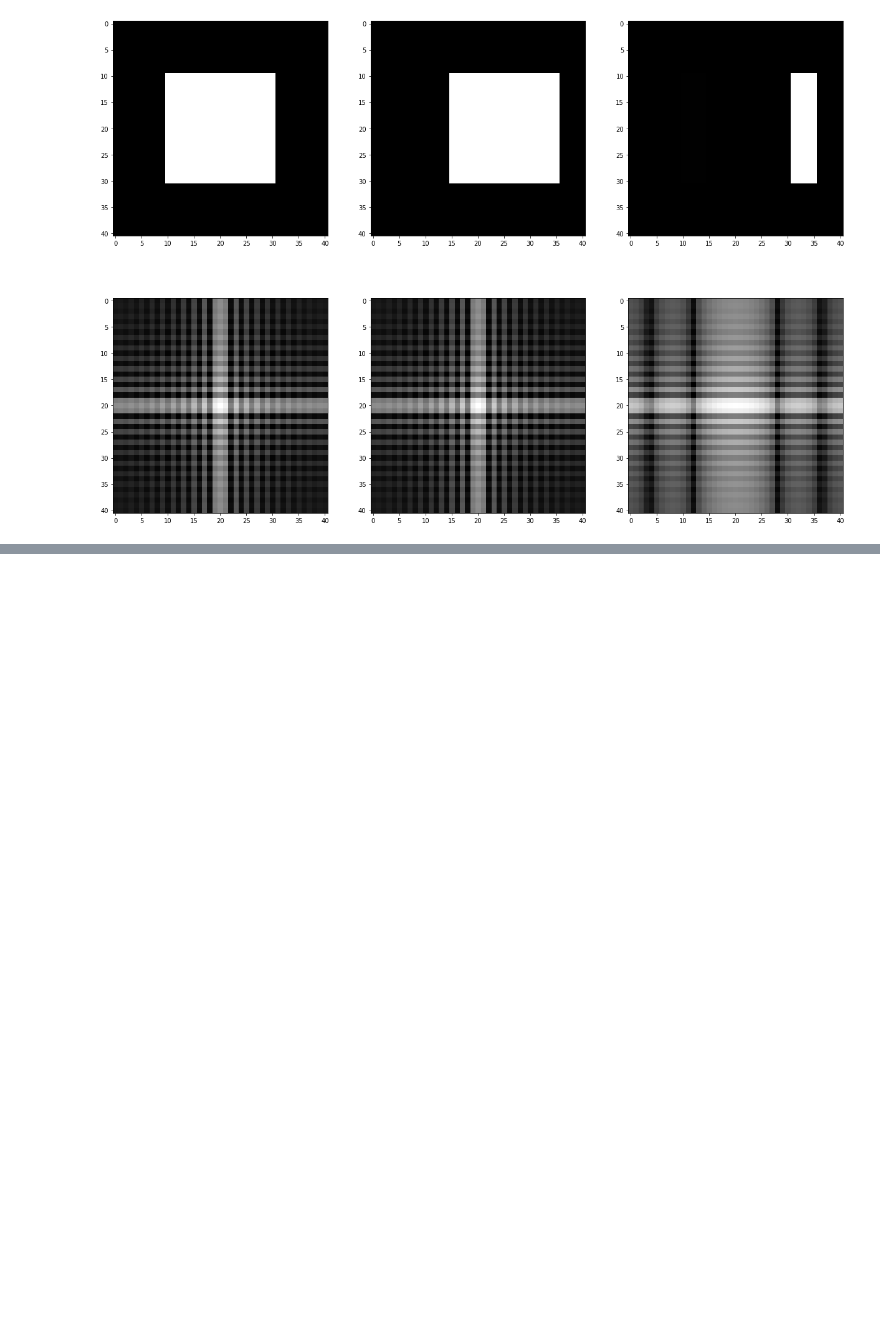
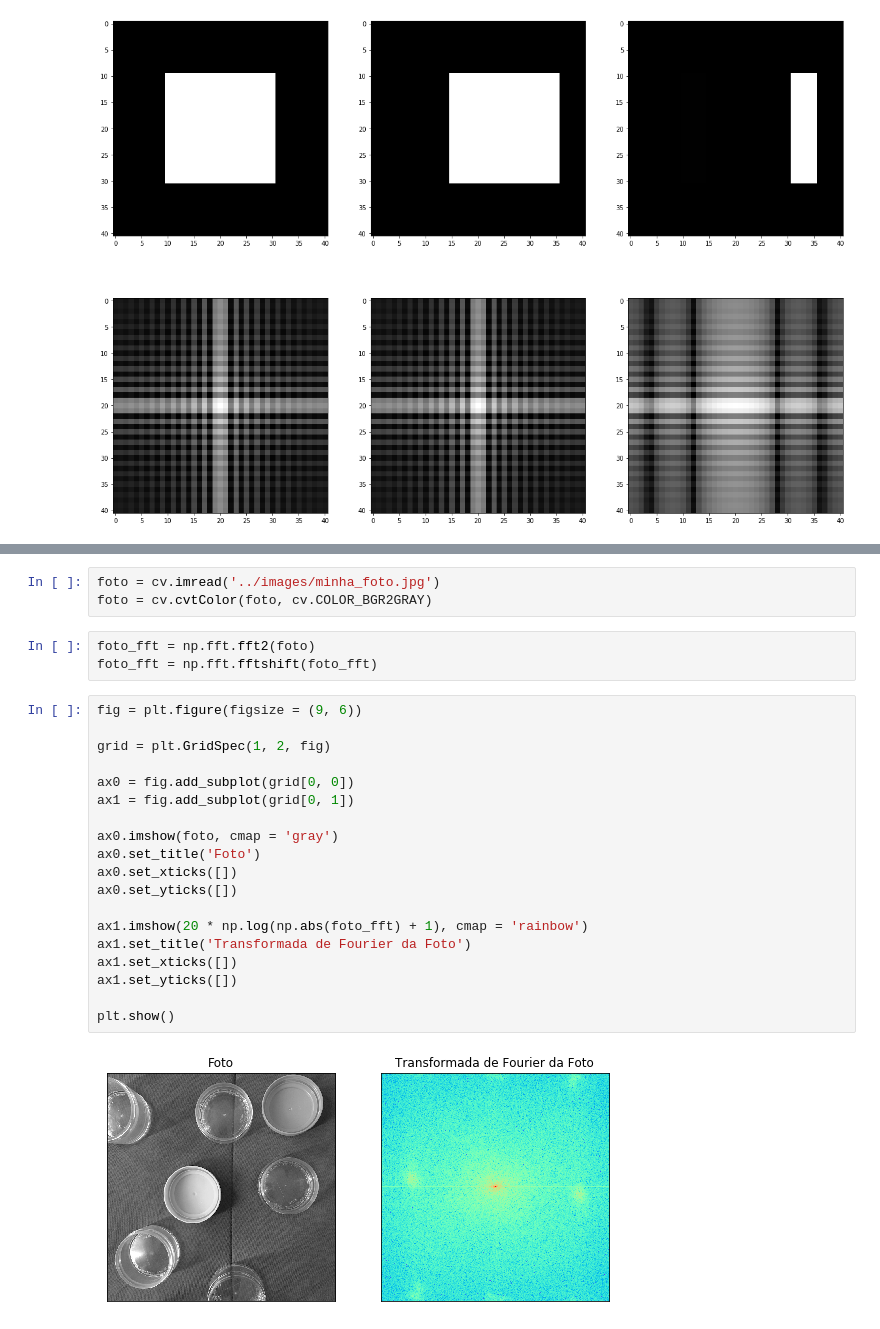
Before and after one commit to achiaver/computer_vision, a Jupyter notebook: trabalho_06/notebooks/trabalho_06.ipynb, the cells around one changed output, grey strips where cells are left out. Drawn from its saved outputs; the diff is of its cells as text; blank space fills up the shorter version.

```diff
--- a/trabalho_06/notebooks/trabalho_06.ipynb
+++ b/trabalho_06/notebooks/trabalho_06.ipynb
@@ -201,0 +230,27 @@ minha_foto = cv.imread
+# %%
+foto = cv.imread('../images/minha_foto.jpg')
+foto = cv.cvtColor(foto, cv.COLOR_BGR2GRAY)
+# %%
+foto_fft = np.fft.fft2(foto)
+foto_fft = np.fft.fftshift(foto_fft)
+# %%
+fig = plt.figure(figsize = (9, 6))
+
+grid = plt.GridSpec(1, 2, fig)
+
+ax0 = fig.add_subplot(grid[0, 0])
+ax1 = fig.add_subplot(grid[0, 1])
+
+ax0.imshow(foto, cmap = 'gray')
+ax0.set_title('Foto')
+ax0.set_xticks([])
+ax0.set_yticks([])
+
+ax1.imshow(20 * np.log(np.abs(foto_fft) + 1), cmap = 'rainbow')
+ax1.set_title('Transformada de Fourier da Foto')
+ax1.set_xticks([])
+ax1.set_yticks([])
+
+plt.show()
+# %% [output]
+[figure, added]
```
Also changed, not shown: parts of 10 cells of this notebook.
